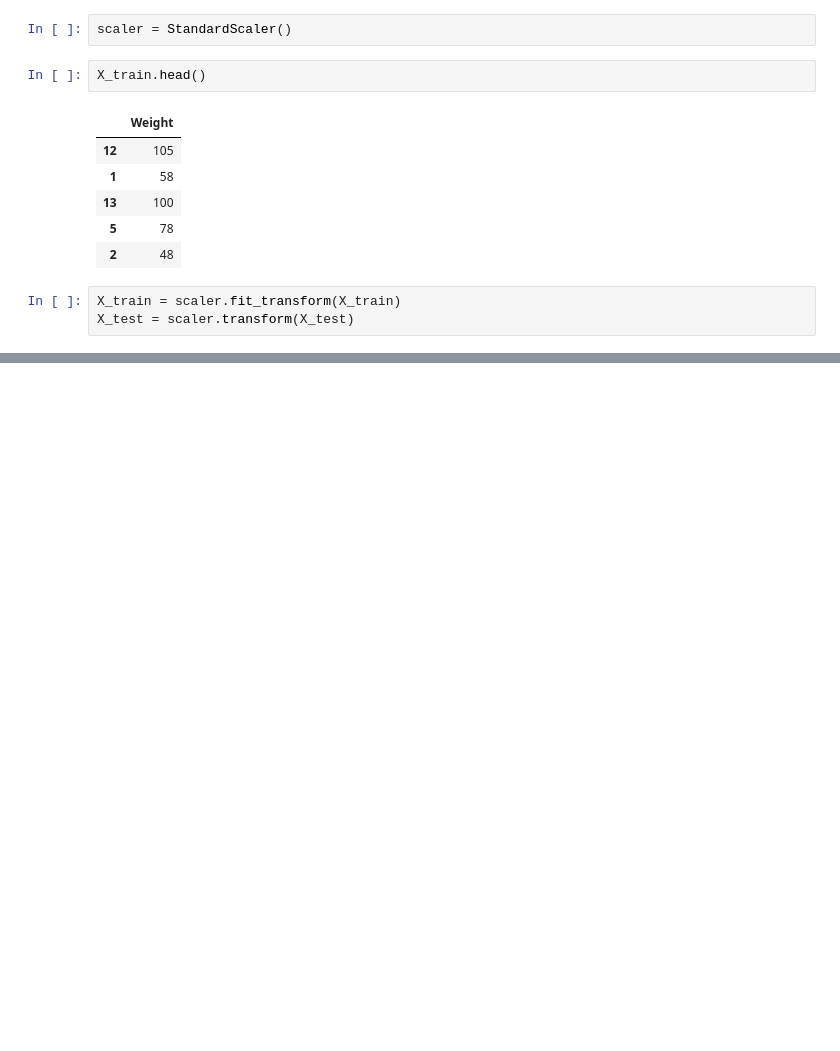
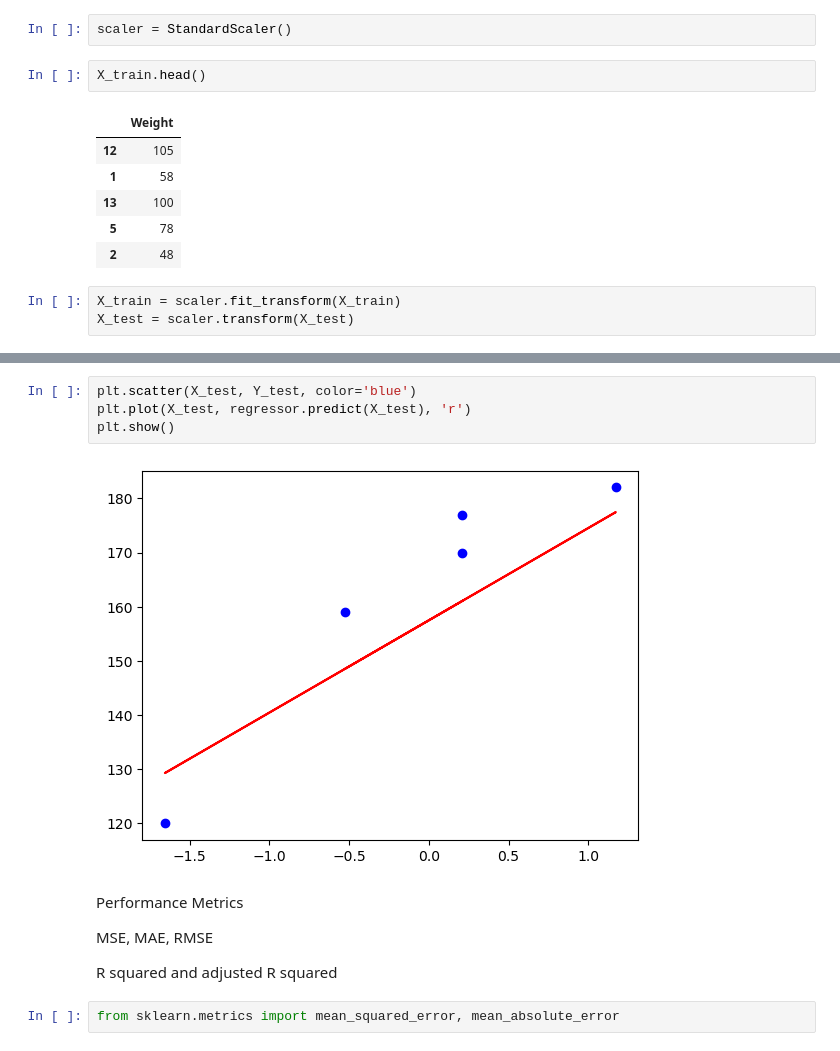
Before and after one commit to OmnitriX-7/Height-Predictor-Model, a Jupyter notebook: model.ipynb, the cells around one changed output, grey strips where cells are left out. Saved outputs shown, nothing was run; the diff lists cells and outputs as text; blank space fills up the shorter version.

```diff
--- a/model.ipynb
+++ b/model.ipynb
@@ -61,0 +107,14 @@ plt.show()
+# %%
+plt.scatter(X_test, Y_test, color='blue')
+plt.plot(X_test, regressor.predict(X_test), 'r')
+plt.show()
+# %% [output]
+[figure, added]
+# %% [markdown]
+Performance Metrics
+
+MSE, MAE, RMSE
+
+R squared and adjusted R squared
+# %%
+from sklearn.metrics import mean_squared_error, mean_absolute_error
```
Also changed, not shown: parts of 16 cells of this notebook.
